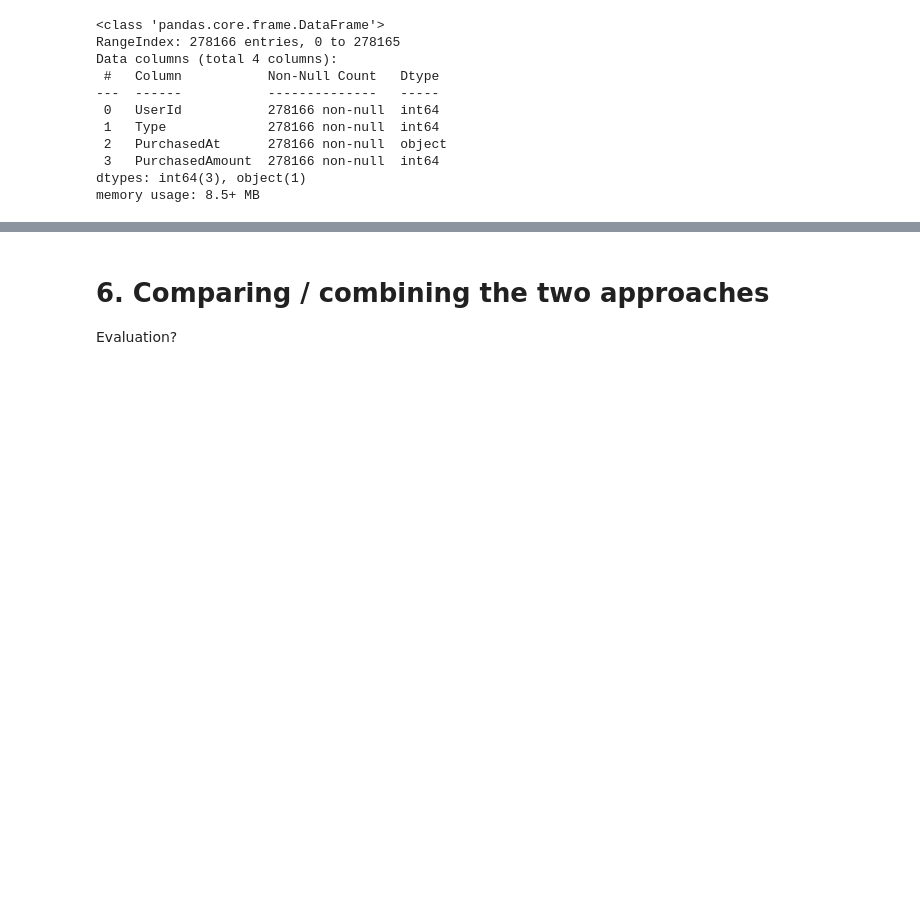
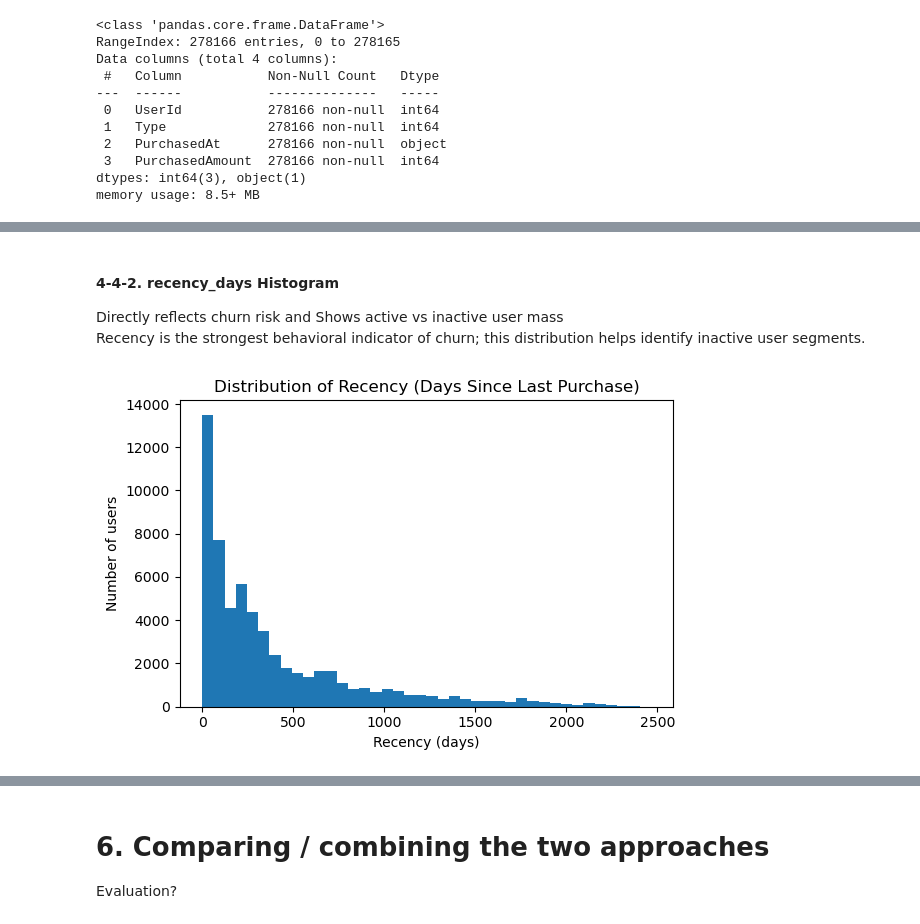
Before and after one commit to nil-alami/Customer_Churn, a Jupyter notebook: Churn_Analysis.ipynb, the cells around one changed output, grey strips where cells are left out. Saved outputs shown, nothing was run; the diff lists cells and outputs as text; code cells hidden in the pictures; blank space fills up the shorter version.

```diff
--- a/Churn_Analysis.ipynb
+++ b/Churn_Analysis.ipynb
@@ -104,0 +355,14 @@ df = df[df['PurchasedAmount'] > 0]
+# %% [markdown]
+#### 4-4-2. recency_days Histogram
+Directly reflects churn risk and Shows active vs inactive user mass\
+Recency is the strongest behavioral indicator of churn; this distribution helps identify inactive user segments.
+# %%
+plt.figure(figsize=(6, 4))
+plt.hist(user_features['recency_days'], bins=40)
+plt.title("Distribution of Recency (Days Since Last Purchase)")
+plt.xlabel("Recency (days)")
+plt.ylabel("Number of users")
+plt.tight_layout()
+plt.show()
+# %% [output]
+[figure, added]
```
Also changed, not shown: parts of 68 cells of this notebook, 3 other files.
